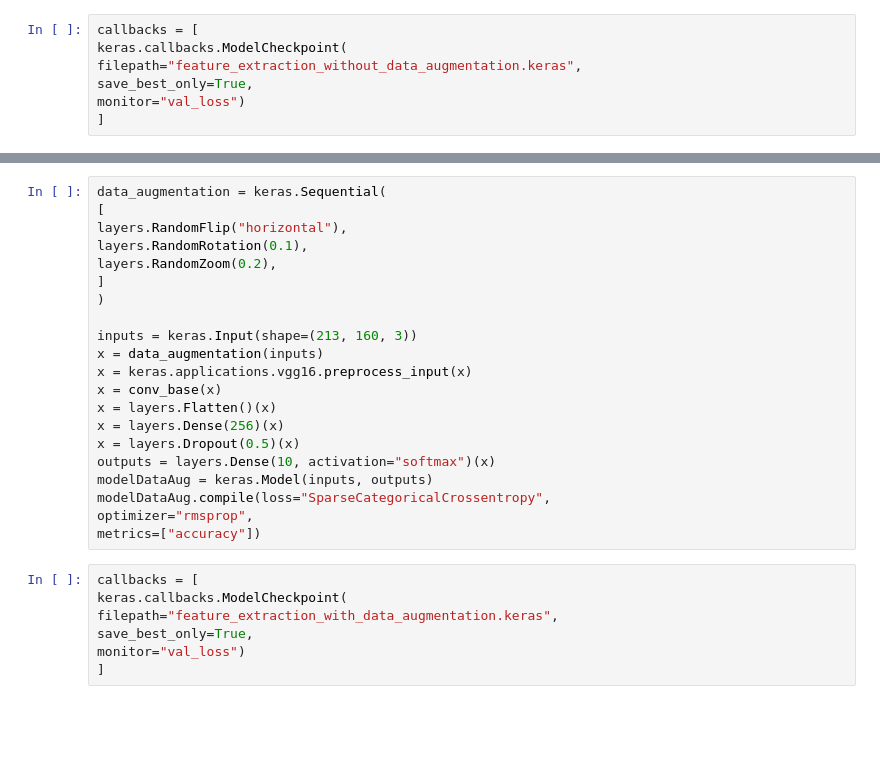
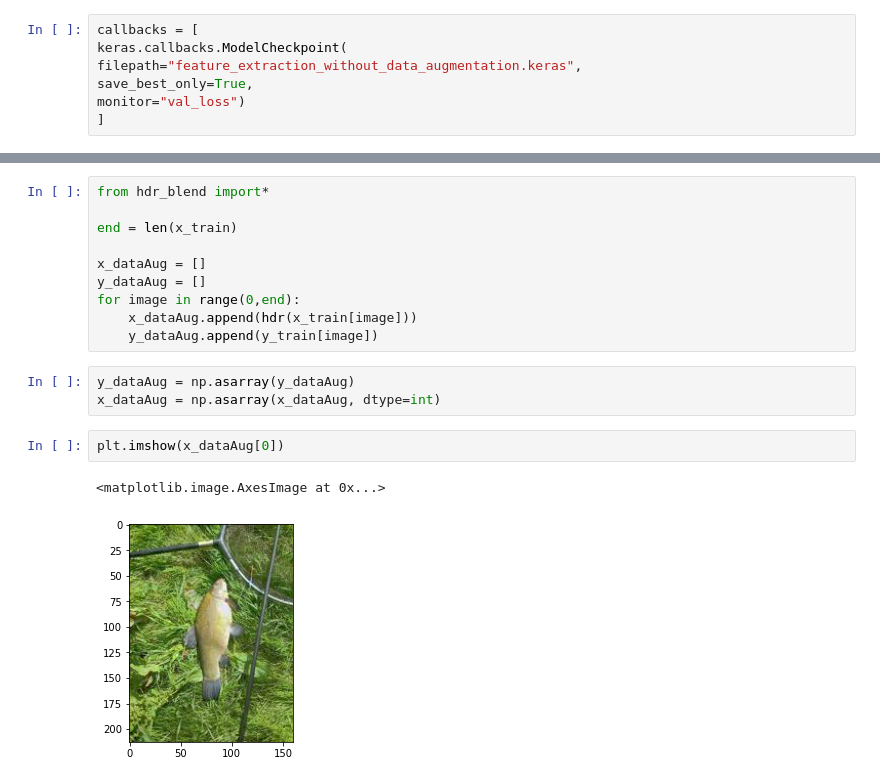
Before and after one commit to currymike123/Thesis_LDR, a Jupyter notebook: Research/imagenette.ipynb, the cells around one changed output, grey strips where cells are left out. Cells and saved outputs as stored; diff of their text form; blank space fills up the shorter version.

```diff
--- a/Research/imagenette.ipynb
+++ b/Research/imagenette.ipynb
@@ -133,29 +166,19 @@ NameError: name 'caption' is not defined
-# %%
-data_augmentation = keras.Sequential(
-[
-layers.RandomFlip("horizontal"),
-layers.RandomRotation(0.1),
-layers.RandomZoom(0.2),
-]
-)
-
-inputs = keras.Input(shape=(213, 160, 3))
-x = data_augmentation(inputs)
-x = keras.applications.vgg16.preprocess_input(x)
-x = conv_base(x)
-x = layers.Flatten()(x)
-x = layers.Dense(256)(x)
-x = layers.Dropout(0.5)(x)
-outputs = layers.Dense(10, activation="softmax")(x)
-modelDataAug = keras.Model(inputs, outputs)
-modelDataAug.compile(loss="SparseCategoricalCrossentropy",
-optimizer="rmsprop",
-metrics=["accuracy"])
-# %%
-callbacks = [
-keras.callbacks.ModelCheckpoint(
-filepath="feature_extraction_with_data_augmentation.keras",
-save_best_only=True,
-monitor="val_loss")
-]
+# %%
+from hdr_blend import*
+
+end = len(x_train)
+
+x_dataAug = []
+y_dataAug = []
+for image in range(0,end):
+    x_dataAug.append(hdr(x_train[image]))
+    y_dataAug.append(y_train[image])
+# %%
+y_dataAug = np.asarray(y_dataAug)
+x_dataAug = np.asarray(x_dataAug, dtype=int)
+# %%
+plt.imshow(x_dataAug[0])
+# %% [output]
+<matplotlib.image.AxesImage at 0x...>
+[figure, added]
 # %%
```
Also changed, not shown: parts of 16 cells of this notebook, 3 other files.
